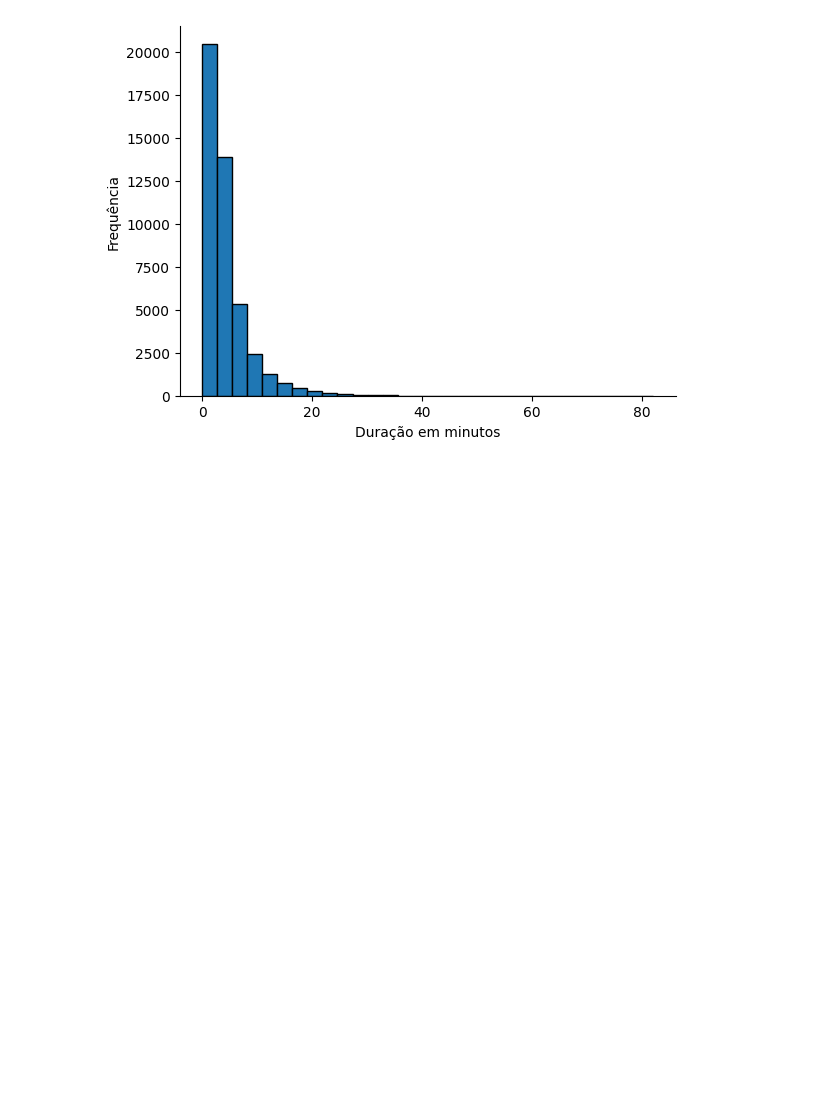
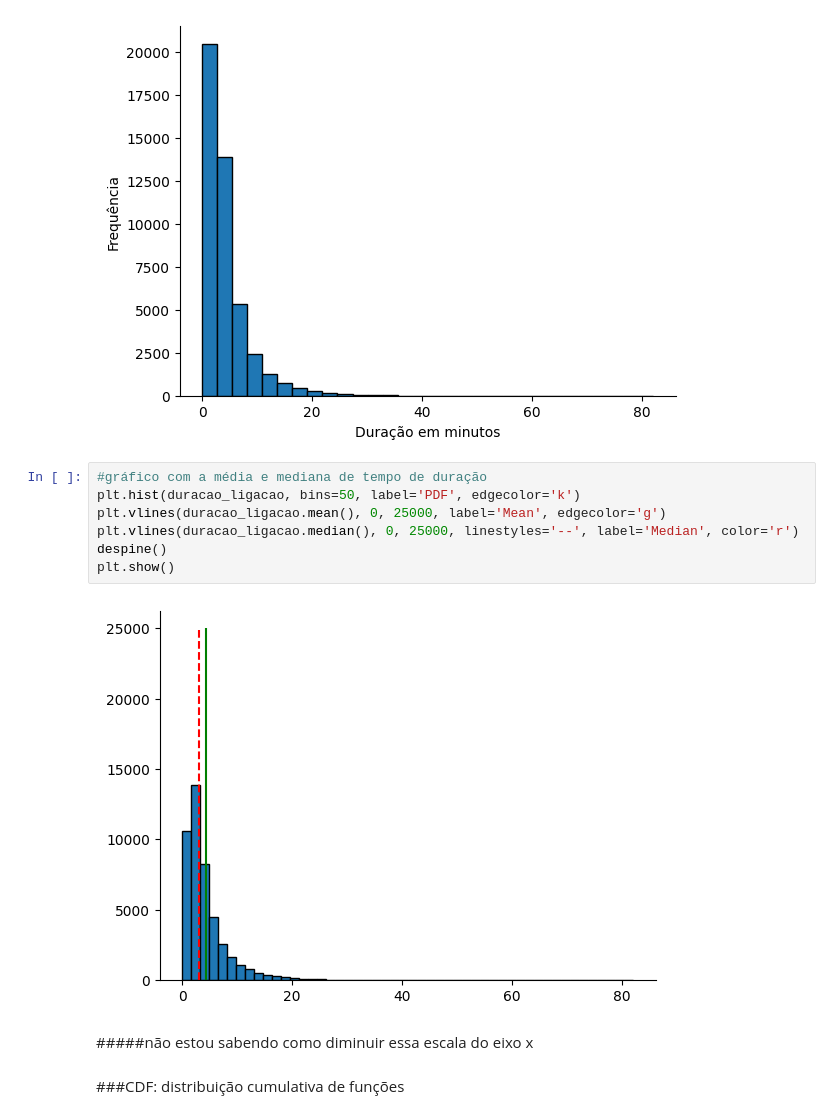
Before and after one commit to jessicamotam/Projeto-Bank-Marketing_ICD, a Jupyter notebook: Projeto_Bank_Marketing.ipynb, the cells around one changed output. Drawn from its saved outputs; the diff is of its cells as text; blank space fills up the shorter version.

```diff
--- a/Projeto_Bank_Marketing.ipynb
+++ b/Projeto_Bank_Marketing.ipynb
@@ -232,3 +232,16 @@ despine(plt.gca())
 plt.show()
 # %% [output]
 [figure]
+# %%
+#gráfico com a média e mediana de tempo de duração
+plt.hist(duracao_ligacao, bins=50, label='PDF', edgecolor='k')
+plt.vlines(duracao_ligacao.mean(), 0, 25000, label='Mean', edgecolor='g')
+plt.vlines(duracao_ligacao.median(), 0, 25000, linestyles='--', label='Median', color='r')
+despine()
+plt.show()
+# %% [output]
+[figure, added]
+# %% [markdown]
+#####não estou sabendo como diminuir essa escala do eixo x
+# %% [markdown]
+###CDF: distribuição cumulativa de funções
```
Also changed, not shown: parts of 4 cells of this notebook.
